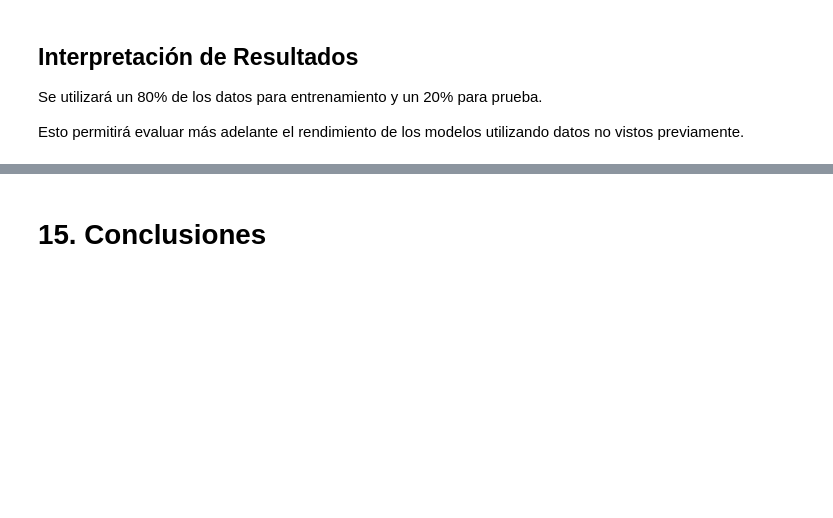
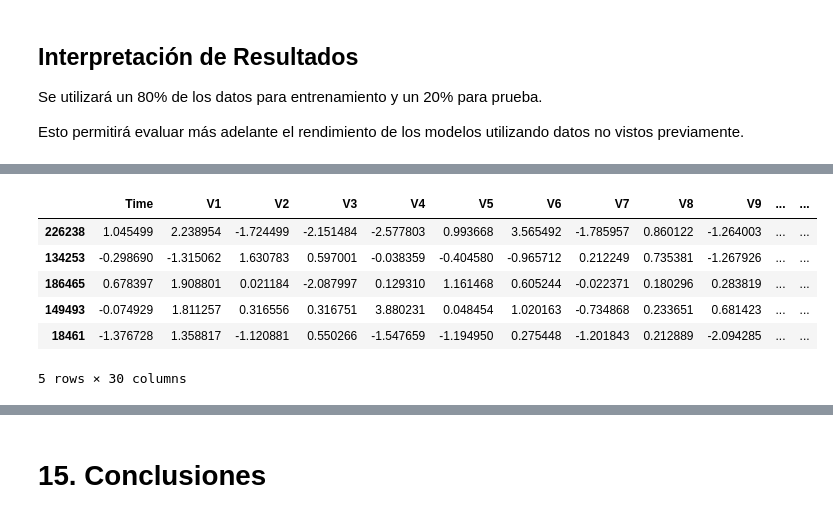
Before and after one commit to Juanjerezz/ml-talento-tech, a Jupyter notebook: preentrega/credit_card_fraud_detection.ipynb, the cells around one changed output, grey strips where cells are left out. Cells and saved outputs as stored; diff of their text form; code cells hidden in the pictures; blank space fills up the shorter version.

Commit message:
agrego modificaciones de escalado luego del train para evitar fuga

```diff
--- a/preentrega/credit_card_fraud_detection.ipynb
+++ b/preentrega/credit_card_fraud_detection.ipynb
@@ -261,8 +260,0 @@ Esto puede resultar útil más adelante para seleccionar variables importantes d
-# %%
-scaler = StandardScaler()
-
-df["scaled_amount"] = scaler.fit_transform(df[["Amount"]])
-
-df["scaled_time"] = scaler.fit_transform(df[["Time"]])
-
-df = df.drop(["Amount", "Time"], axis=1)
@@ -291,7 +279,8 @@ X_train, X_test, y_train, y_test = train_test_split(
     X,
     y,
     test_size=0.2,
-    random_state=42
+    random_state=42,
+    stratify=y
 )
 
 print(X_train.shape)
@@ -311,0 +335,22 @@ Esto permitirá evaluar más adelante el rendimiento de los modelos utilizando d
+# %%
+scaler = StandardScaler()
+
+# Se crean copias para evitar advertencias de pandas
+X_train = X_train.copy()
+X_test = X_test.copy()
+
+# El scaler se ajusta SOLO con los datos de entrenamiento
+X_train[["Amount", "Time"]] = scaler.fit_transform(X_train[["Amount", "Time"]])
+
+# Al conjunto de prueba solo se le aplica la transformación ya aprendida
+X_test[["Amount", "Time"]] = scaler.transform(X_test[["Amount", "Time"]])
+
+X_train.head()
+# %% [output]
+|  | Time | V1 | V2 | V3 | V4 | V5 | V6 | V7 | V8 | V9 | ... | ... |
+| 226238 | 1.045499 | 2.238954 | -1.724499 | -2.151484 | -2.577803 | 0.993668 | 3.565492 | -1.785957 | 0.860122 | -1.264003 | ... | ... |
+| 134253 | -0.298690 | -1.315062 | 1.630783 | 0.597001 | -0.038359 | -0.404580 | -0.965712 | 0.212249 | 0.735381 | -1.267926 | ... | ... |
+| 186465 | 0.678397 | 1.908801 | 0.021184 | -2.087997 | 0.129310 | 1.161468 | 0.605244 | -0.022371 | 0.180296 | 0.283819 | ... | ... |
+| 149493 | -0.074929 | 1.811257 | 0.316556 | 0.316751 | 3.880231 | 0.048454 | 1.020163 | -0.734868 | 0.233651 | 0.681423 | ... | ... |
+| 18461 | -1.376728 | 1.358817 | -1.120881 | 0.550266 | -1.547659 | -1.194950 | 0.275448 | -1.201843 | 0.212889 | -2.094285 | ... | ... |
+5 rows × 30 columns
```
Also changed, not shown: parts of 12 cells of this notebook.
